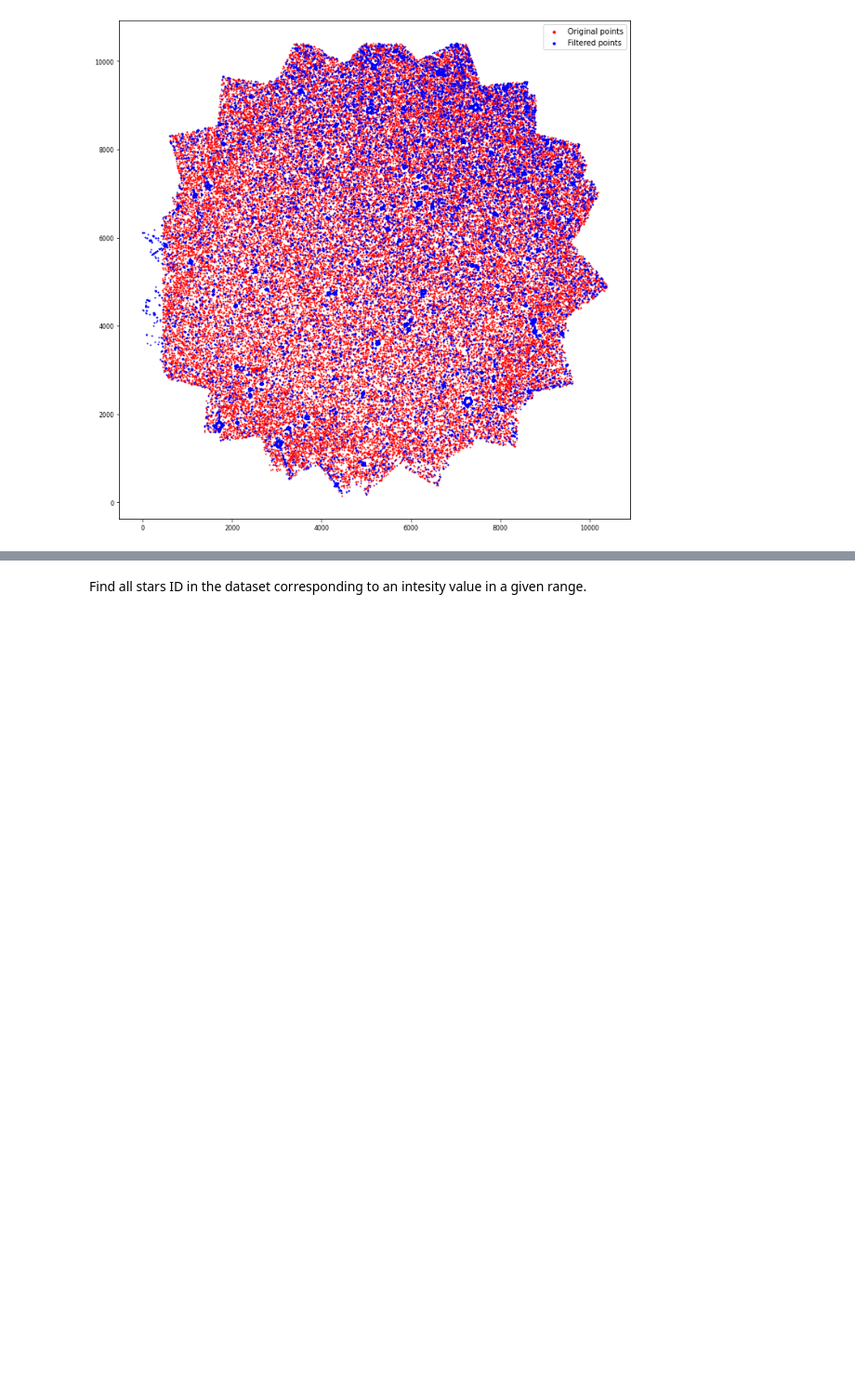
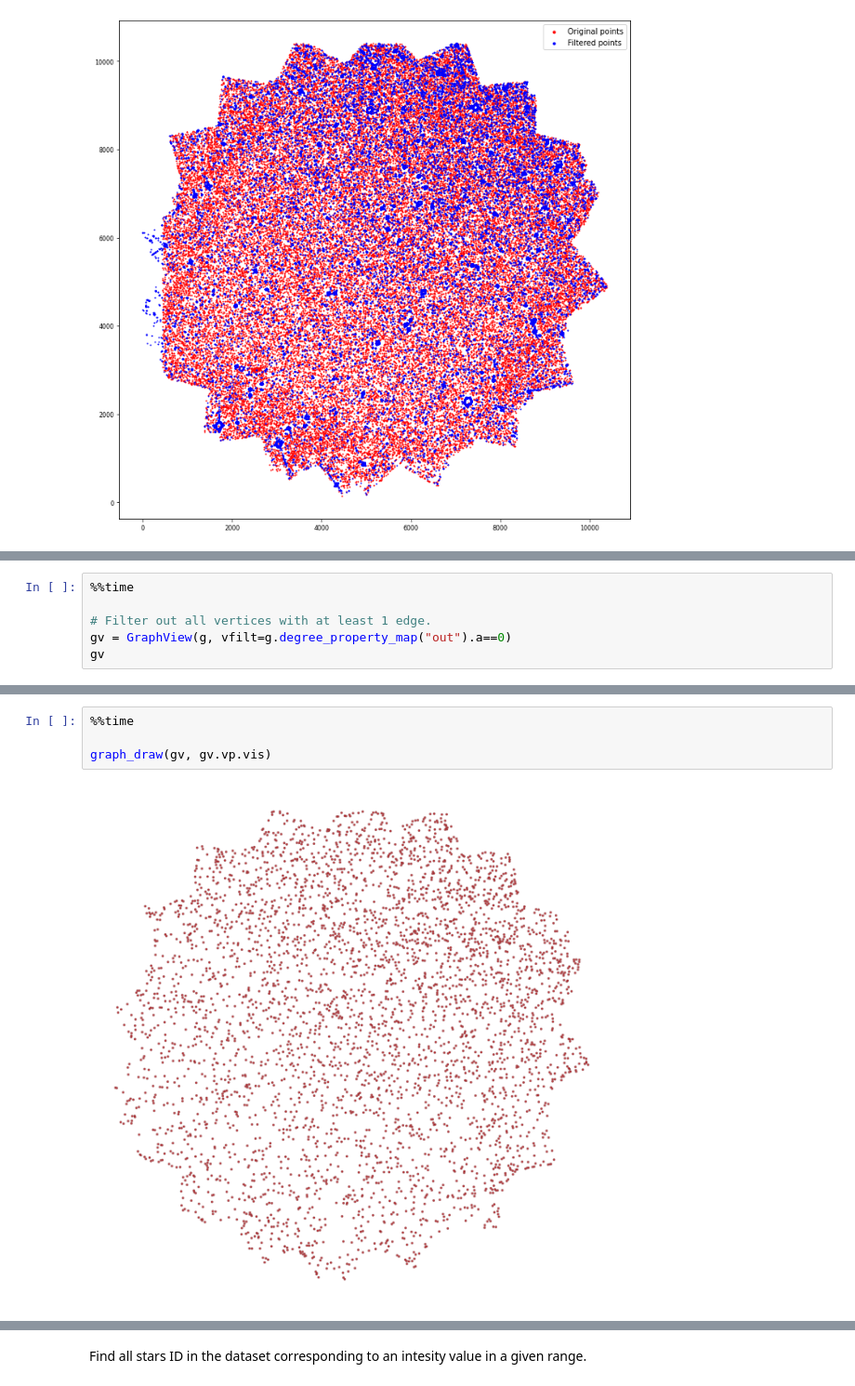
Before and after one commit to Nuelam9/Report1, a Jupyter notebook: Codice/Gaussian_fit.ipynb, the cells around one changed output, grey strips where cells are left out. Shown at 93% size. Drawn from its saved outputs; the diff is of its cells as text; blank space fills up the shorter version.

```diff
--- a/Codice/Gaussian_fit.ipynb
+++ b/Codice/Gaussian_fit.ipynb
@@ -154,0 +190,6 @@ def find_IDs(coords: np.ndarray, ids: np.ndarray, npix: float) -> List[float]:
+# %%
+%%time
+
+# Filter out all vertices with at least 1 edge.
+gv = GraphView(g, vfilt=g.degree_property_map("out").a==0)
+gv
@@ -154,0 +200,6 @@ def find_IDs(coords: np.ndarray, ids: np.ndarray, npix: float) -> List[float]:
+# %%
+%%time
+
+graph_draw(gv, gv.vp.vis)
+# %% [output]
+[figure, added]
```
Also changed, not shown: parts of 41 cells of this notebook.
